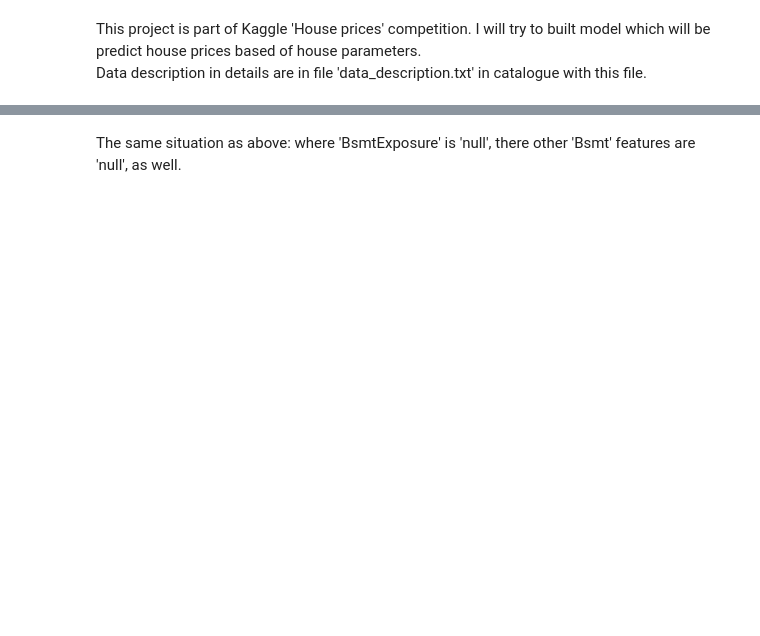
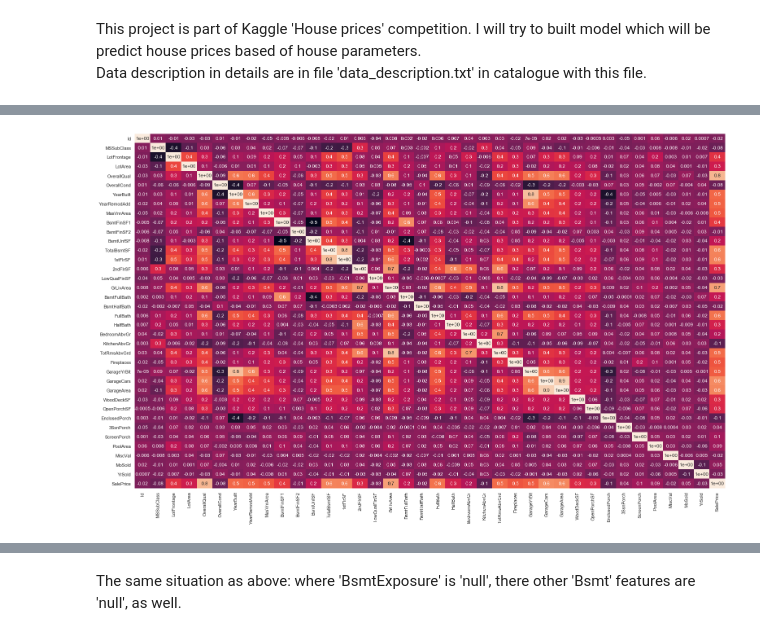
Before and after one commit to marekts/Projects, a Jupyter notebook: Real estate price prediction/Price predict.ipynb, the cells around one changed output, grey strips where cells are left out. Cells and saved outputs as stored; diff of their text form; code cells hidden in the pictures; blank space fills up the shorter version.

```diff
--- a/Real estate price prediction/Price predict.ipynb
+++ b/Real estate price prediction/Price predict.ipynb
@@ -171,0 +20,2 @@ clean_data[clean_data['BsmtExposure'].isnull()][:5]
+# %%
+train_df = pd.read_csv('train.csv')
@@ -171,0 +77,5 @@ clean_data[clean_data['BsmtExposure'].isnull()][:5]
+# %%
+plt.figure(figsize=(26, 16))
+sns.heatmap(train_df.corr(), cmap='rocket', annot=True, fmt=f'0.1', cbar=False);
+# %% [output]
+[figure, added]
```
Also changed, not shown: parts of 199 cells of this notebook.
